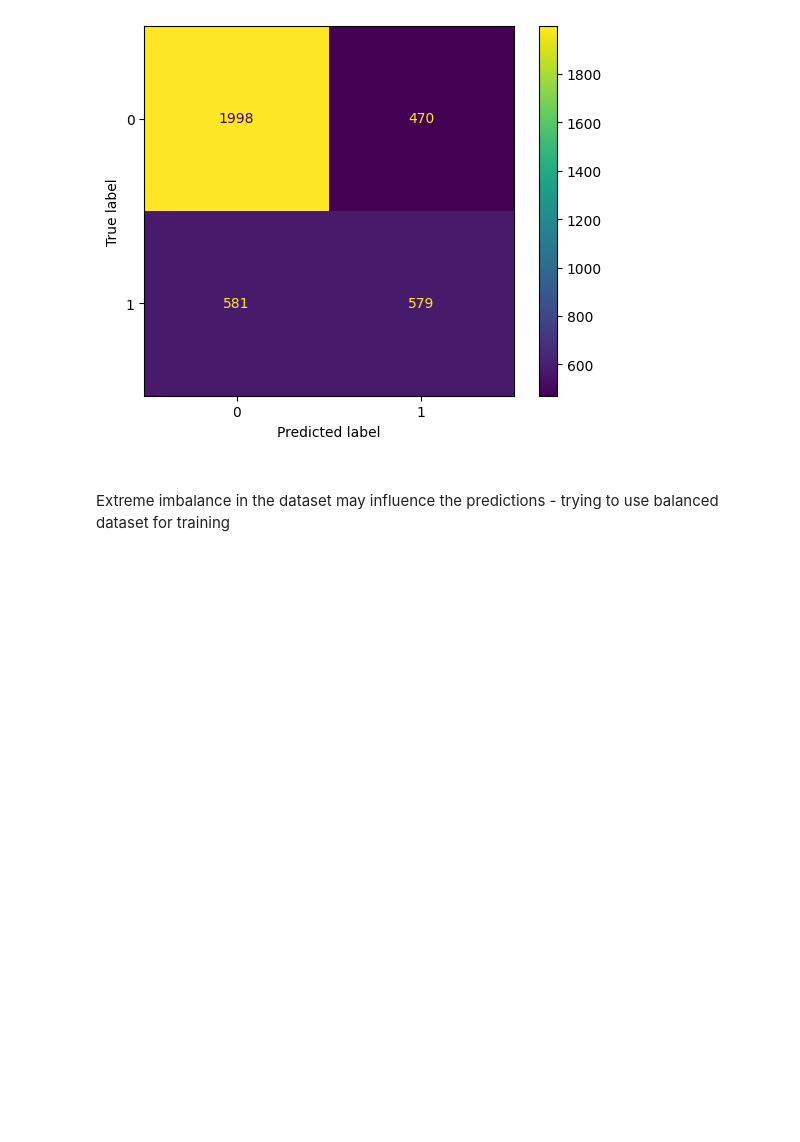
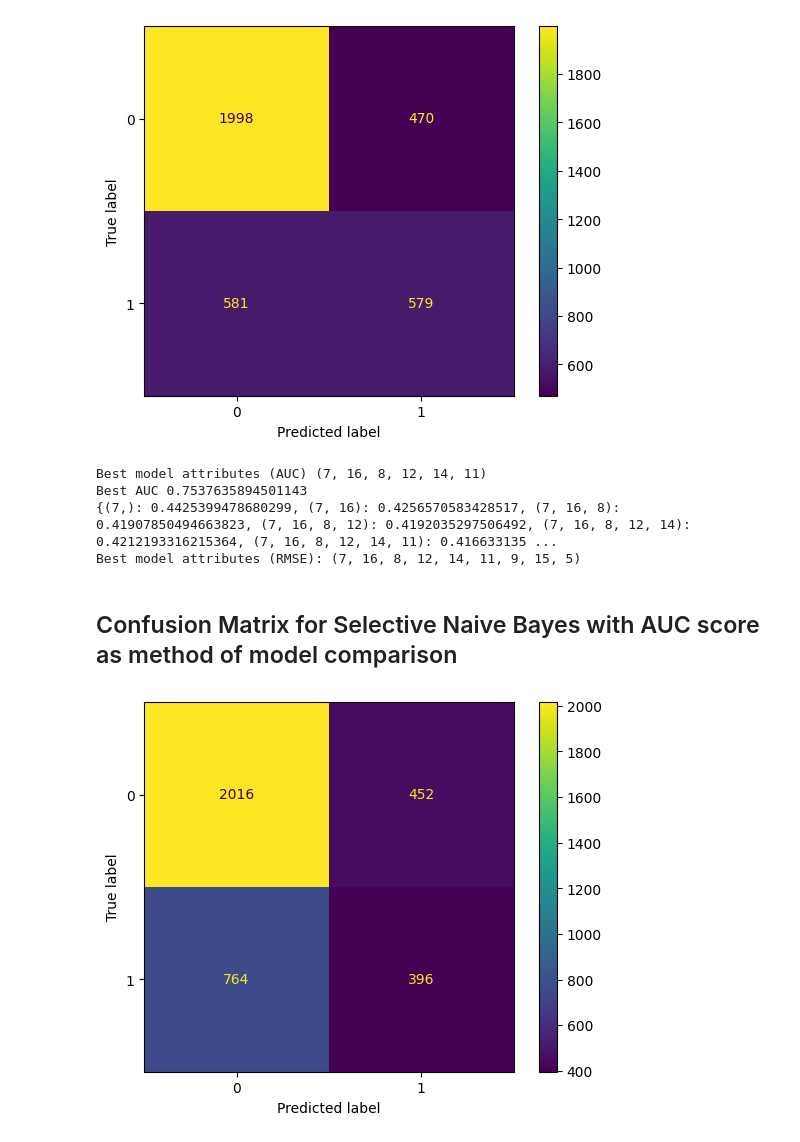
Before and after one commit to justyna3773/selective_naive_bayes, a Jupyter notebook: hotel_reservations.ipynb, the cells around one changed output. Cells and saved outputs as stored; diff of their text form; code cells hidden in the pictures; blank space fills up the shorter version.

```diff
--- a/hotel_reservations.ipynb
+++ b/hotel_reservations.ipynb
@@ -137,6 +118,30 @@ disp.plot()
 plt.show()
 # %% [output]
 [figure]
-# %% [markdown]
-##
-Extreme imbalance in the dataset may influence the predictions - trying to use balanced dataset for training
+# %%
+## implement selection based on zero-one loss
+snb.select_best_model(zero_one_loss=True)
+# %% [output]
+Best model attributes (AUC) (7, 16, 8, 12, 14, 11)
+Best AUC 0.7537635894501143
+{(7,): 0.4425399478680299, (7, 16): 0.4256570583428517, (7, 16, 8): 0.41907850494663823, (7, 16, 8, 12): 0.4192035297506492, (7, 16, 8, 12, 14): 0.4212193316215364, (7, 16, 8, 12, 14, 11): 0.416633135 ...
+Best model attributes (RMSE): (7, 16, 8, 12, 14, 11, 9, 15, 5)
+# %%
+preds = []
+gold = []
+for ind, example in test.iterrows():
+        prediction = snb.classify(example, zero_loss=True)
+        preds.append(prediction)
+        gold.append(example[TARGET])
+print(f'Accuracy Selective Naive Bayes with optimal attributes: {accuracy_score(gold, preds)}')
+# %% [markdown]
+## Confusion Matrix for Selective Naive Bayes with AUC score as method of model comparison
+# %%
+from sklearn.metrics import confusion_matrix, ConfusionMatrixDisplay
+import matplotlib.pyplot as plt
+cm = confusion_matrix(gold, preds, labels=[0,1])
+disp = ConfusionMatrixDisplay(confusion_matrix=cm, display_labels=[0,1])
+disp.plot()
+plt.show()
+# %% [output]
+[figure, added]
```
Also changed, not shown: parts of 2 cells of this notebook, 5 other files.
